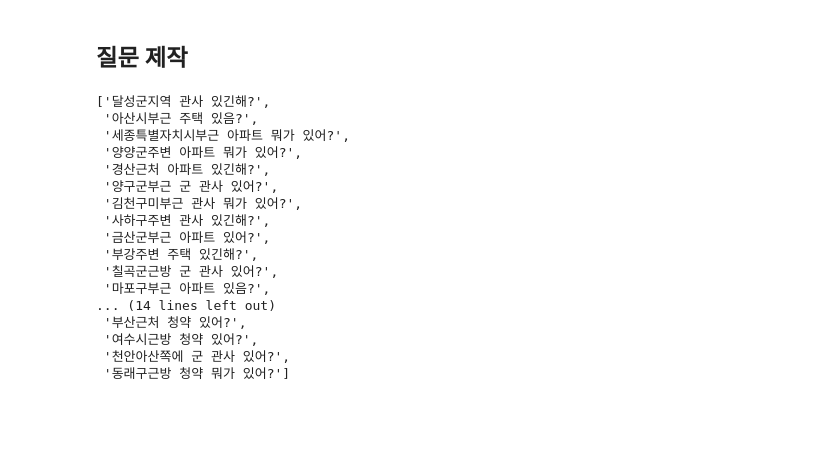
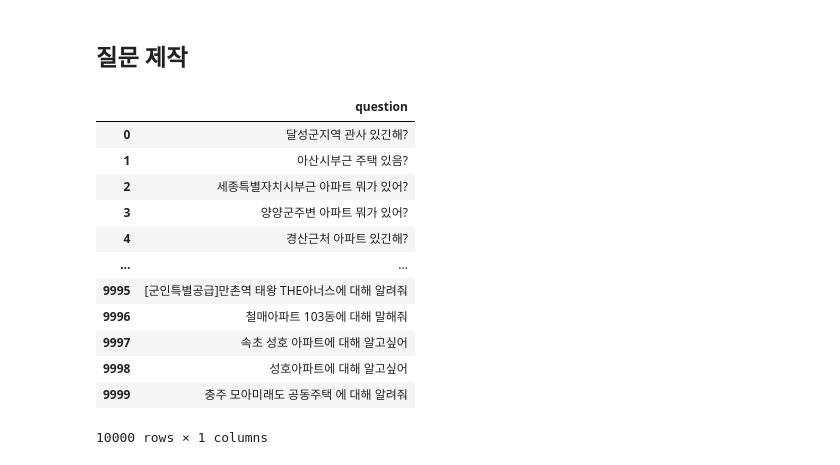
Before and after one commit to koscomcop/2022Military-Chatbot-jupyter, a Jupyter notebook: source/create_dataset.ipynb, the cells around one changed output. Drawn from its saved outputs; the diff is of its cells as text; code cells hidden in the pictures; blank space fills up the shorter version.

```diff
--- a/source/create_dataset.ipynb
+++ b/source/create_dataset.ipynb
@@ -610,23 +610,20 @@ for template in t_housing:
         permute = random.sample(permute, 1000)
 
     samples += add_samples(permute)
-# %%
-samples[:30]
-# %% [output]
-['달성군지역 관사 있긴해?',
- '아산시부근 주택 있음?',
- '세종특별자치시부근 아파트 뭐가 있어?',
- '양양군주변 아파트 뭐가 있어?',
- '경산근처 아파트 있긴해?',
- '양구군부근 군 관사 있어?',
- '김천구미부근 관사 뭐가 있어?',
- '사하구주변 관사 있긴해?',
- '금산군부근 아파트 있어?',
- '부강주변 주택 있긴해?',
- '칠곡군근방 군 관사 있어?',
- '마포구부근 아파트 있음?',
-... (14 lines left out)
- '부산근처 청약 있어?',
- '여수시근방 청약 있어?',
- '천안아산쪽에 군 관사 있어?',
- '동래구근방 청약 뭐가 있어?']
+# %%
+df_housing = pd.DataFrame(samples, columns=['question'])
+df_housing
+# %% [output]
+|  | question |
+| 0 | 달성군지역 관사 있긴해? |
+| 1 | 아산시부근 주택 있음? |
+| 2 | 세종특별자치시부근 아파트 뭐가 있어? |
+| 3 | 양양군주변 아파트 뭐가 있어? |
+| 4 | 경산근처 아파트 있긴해? |
+| ... | ... |
+| 9995 | [군인특별공급]만촌역 태왕 THE아너스에 대해 알려줘 |
+| 9996 | 철매아파트 103동에 대해 말해줘 |
+| 9997 | 속초 성호 아파트에 대해 알고싶어 |
+| 9998 | 성호아파트에 대해 알고싶어 |
+| 9999 | 충주 모아미래도 공동주택 에 대해 알려줘 |
+10000 rows × 1 columns
```
Also changed, not shown: parts of 1 cell of this notebook, 1 other file.
